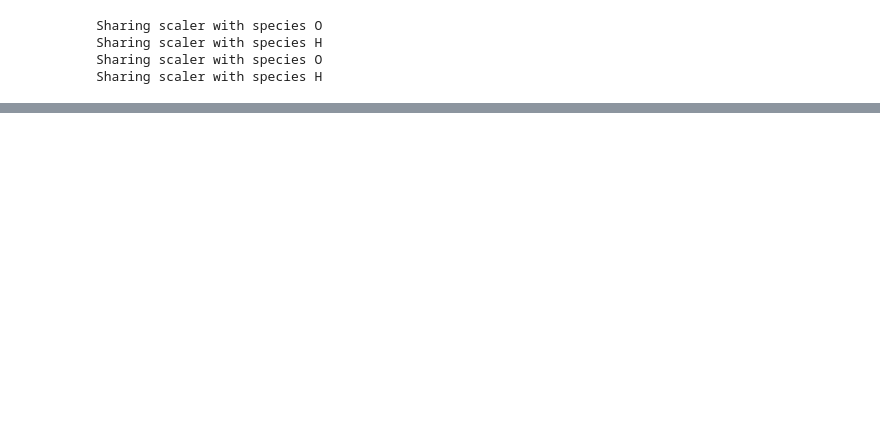
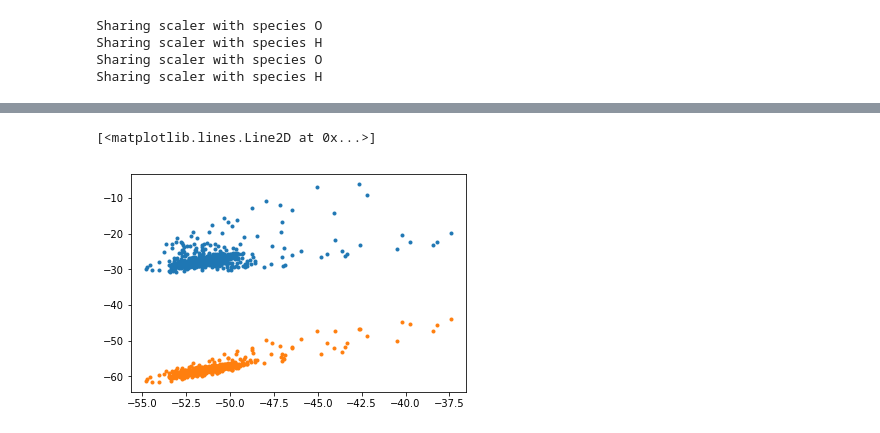
Before and after one commit to semodi/mlcf, a Jupyter notebook: analysis/test_forces.ipynb, the cells around one changed output, grey strips where cells are left out. Saved outputs shown, nothing was run; the diff lists cells and outputs as text; code cells hidden in the pictures; blank space fills up the shorter version.

```diff
--- a/analysis/test_forces.ipynb
+++ b/analysis/test_forces.ipynb
@@ -69,0 +151,6 @@ plot([-3.5,3.5],[-3.5,3.5], color = 'black', ls ='--', lw = 3.1)
+# %%
+plot(all_energies['Mbpol'], all_energies['Siesta'], ls = '', marker ='.')
+plot(all_energies['Mbpol'], all_energies['Corrected'], ls = '', marker ='.')
+# %% [output]
+[<matplotlib.lines.Line2D at 0x...>]
+[figure, added]
```
Also changed, not shown: parts of 29 cells of this notebook, 2 other files.
